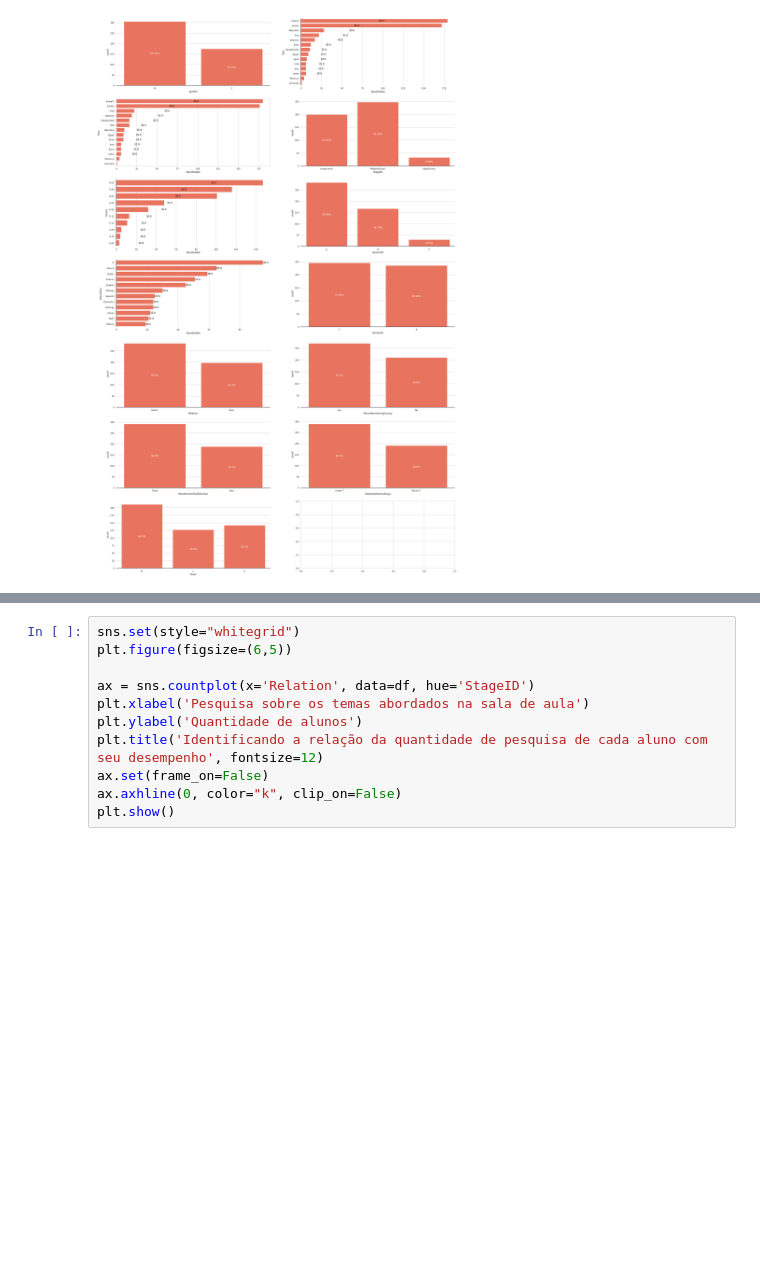
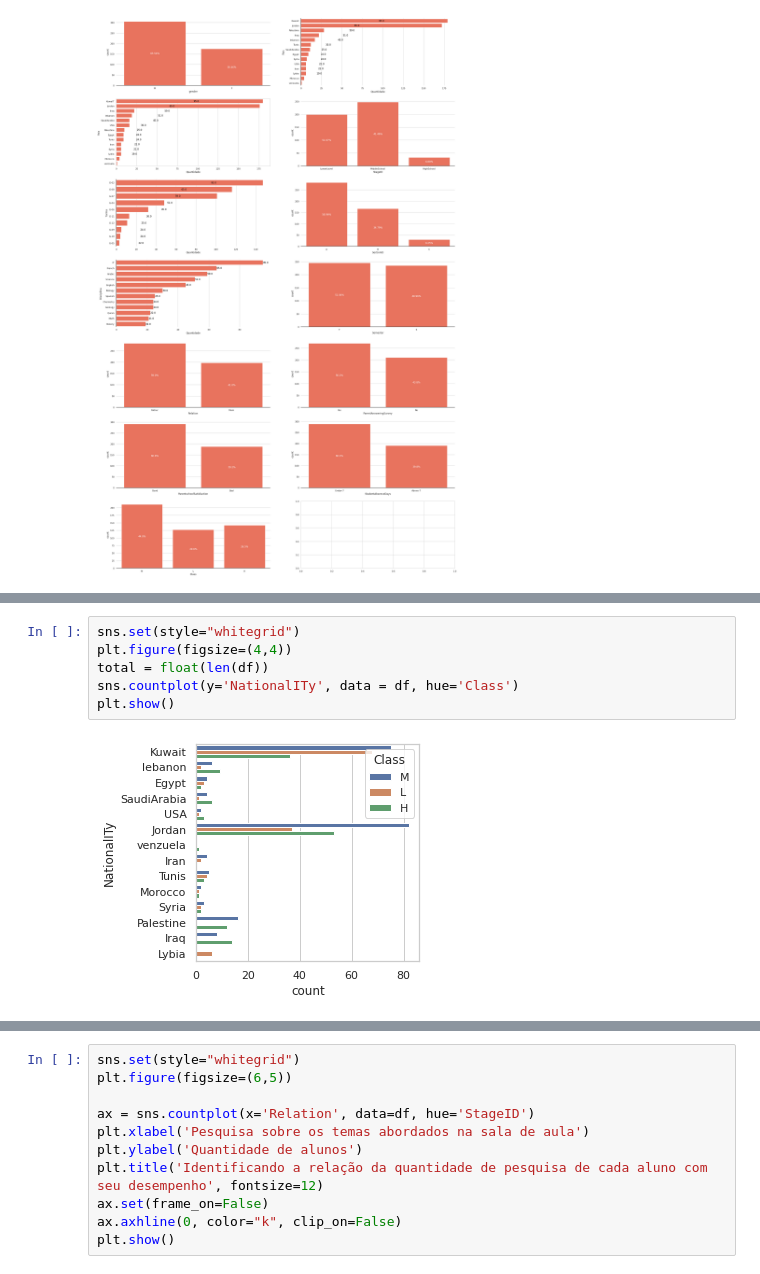
Before and after one commit to atlantico-academy/student-academic-performance, a Jupyter notebook: notebooks/01-exploratory_data_analysis.ipynb, the cells around one changed output, grey strips where cells are left out. Cells and saved outputs as stored; diff of their text form; blank space fills up the shorter version.

```diff
--- a/notebooks/01-exploratory_data_analysis.ipynb
+++ b/notebooks/01-exploratory_data_analysis.ipynb
@@ -624,0 +635,8 @@ plt.show()
+# %%
+sns.set(style="whitegrid")
+plt.figure(figsize=(4,4))
+total = float(len(df))
+sns.countplot(y='NationalITy', data = df, hue='Class')
+plt.show()
+# %% [output]
+[figure, added]
```
Also changed, not shown: parts of 20 cells of this notebook.
